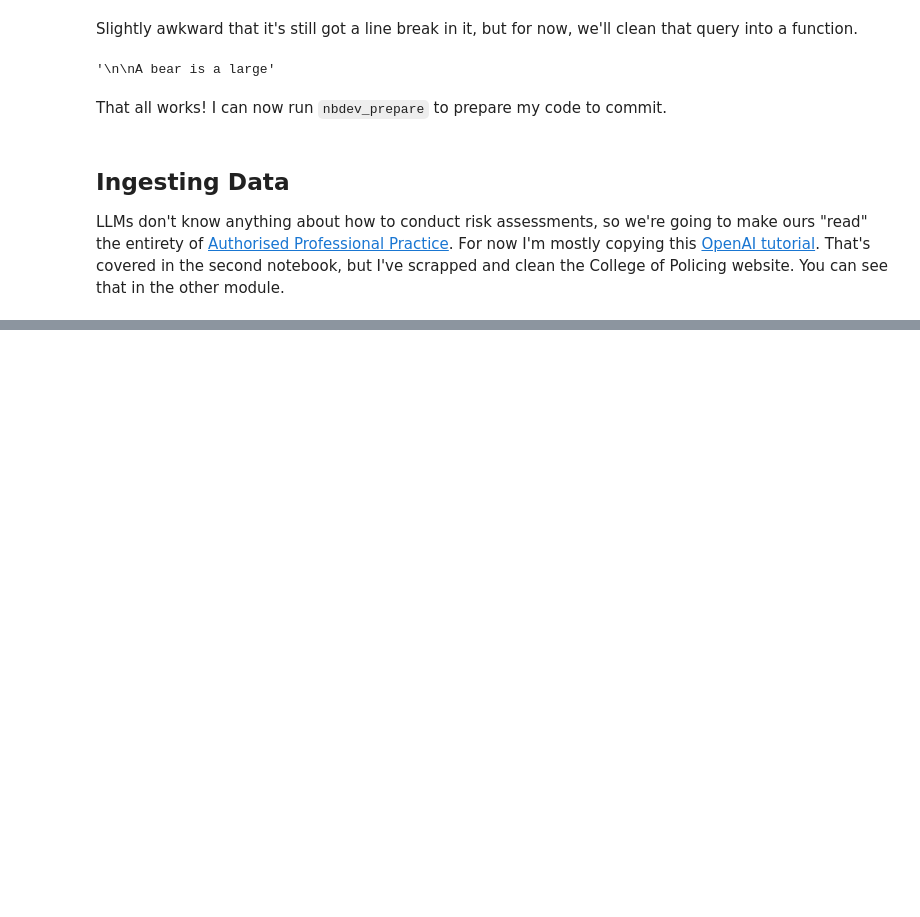
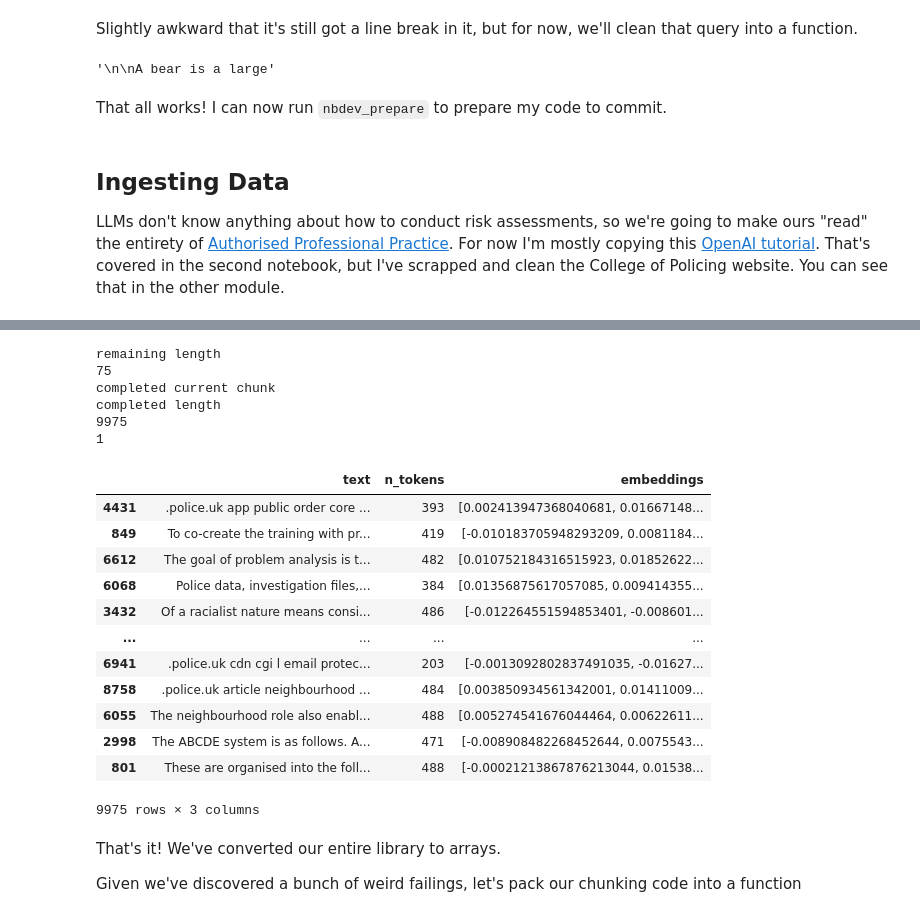
Before and after one commit to AndreasThinks/police-risk-open-ai, a Jupyter notebook: nbs/00_llm.ipynb, the cells around one changed output, grey strips where cells are left out. Saved outputs shown, nothing was run; the diff lists cells and outputs as text; code cells hidden in the pictures; blank space fills up the shorter version.

```diff
--- a/nbs/00_llm.ipynb
+++ b/nbs/00_llm.ipynb
@@ -76,0 +245,57 @@ LLMs don't know anything about how to conduct risk assessments, so we're going t
+# %%
+
+
+
+i = 0
+completed_df = []
+
+while len(chunked_df) < len(df):
+
+    awaits_completing_df = df[~df.index.isin(chunked_df.index.tolist())]
+    if len(awaits_completing_df) >= 100:
+        sample_size = 100
+    else:
+        sample_size = len(awaits_completing_df)
+    print('remaining length')
+    print(len(awaits_completing_df))
+    new_chunk = awaits_completing_df.sample(sample_size)
+    try:
+        new_chunk['embeddings'] = new_chunk.text.apply(lambda x: openai.Embedding.create(input=x, engine='text-embedding-ada-002')['data'][0]['embedding'])
+        print('completed current chunk')
+    except:
+        print('chunk failed')
+        print('passing')
+        new_chunk = pd.DataFrame()
+    chunked_df = pd.concat([new_chunk,chunked_df])
+    print('completed length')
+    print(len(chunked_df))
+    chunked_df.to_csv('processed/embeddings.csv')
+    i += 1
+    print(i)
+
+
+chunked_df
+# %% [output]
+remaining length
+75
+completed current chunk
+completed length
+9975
+1
+|  | text | n_tokens | embeddings |
+| 4431 | .police.uk app public order core ... | 393 | [0.002413947368040681, 0.01667148... |
+| 849 | To co-create the training with pr... | 419 | [-0.010183705948293209, 0.0081184... |
+| 6612 | The goal of problem analysis is t... | 482 | [0.010752184316515923, 0.01852622... |
+| 6068 | Police data, investigation files,... | 384 | [0.01356875617057085, 0.009414355... |
+| 3432 | Of a racialist nature means consi... | 486 | [-0.012264551594853401, -0.008601... |
+| ... | ... | ... | ... |
+| 6941 | .police.uk cdn cgi l email protec... | 203 | [-0.0013092802837491035, -0.01627... |
+| 8758 | .police.uk article neighbourhood ... | 484 | [0.003850934561342001, 0.01411009... |
+| 6055 | The neighbourhood role also enabl... | 488 | [0.005274541676044464, 0.00622611... |
+| 2998 | The ABCDE system is as follows. A... | 471 | [-0.008908482268452644, 0.0075543... |
+| 801 | These are organised into the foll... | 488 | [-0.00021213867876213044, 0.01538... |
+9975 rows × 3 columns
+# %% [markdown]
+That's it!  We've converted our entire library to arrays.
+
+Given we've discovered a bunch of weird failings, let's pack our chunking code into a function
```
Also changed, not shown: parts of 45 cells of this notebook, 4 other files.
